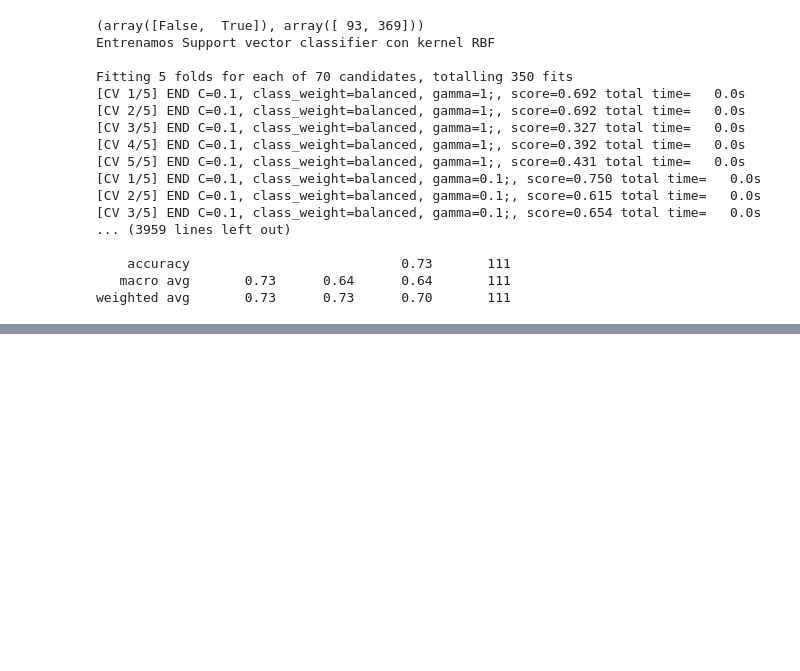
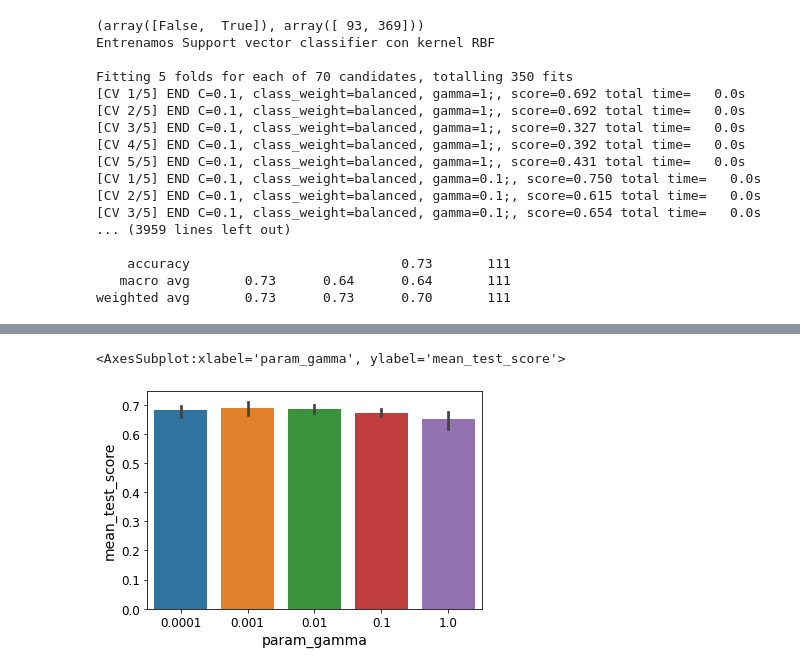
Before and after one commit to eveolsza/TP3--Support-Vector-Machines_Decision-Trees, a Jupyter notebook: TP3.ipynb, the cells around one changed output, grey strips where cells are left out. Cells and saved outputs as stored; diff of their text form; code cells hidden in the pictures; blank space fills up the shorter version.

```diff
--- a/Untitled.ipynb
+++ b/TP3.ipynb
@@ -472,0 +528,5 @@ weighted avg       0.73      0.73      0.70       111
+# %%
+sns.barplot(data=GridSearchResult_rbf_WeightedClean, x='param_gamma', y='mean_test_score')
+# %% [output]
+<AxesSubplot:xlabel='param_gamma', ylabel='mean_test_score'>
+[figure, added]
```
Also changed, not shown: parts of 18 cells of this notebook, 2 other files.
